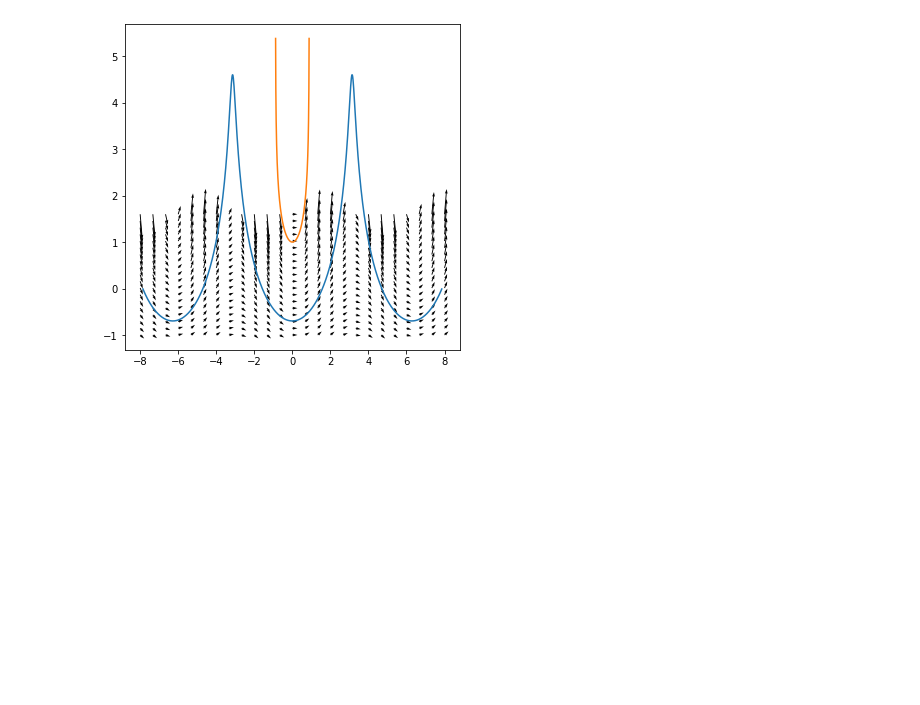
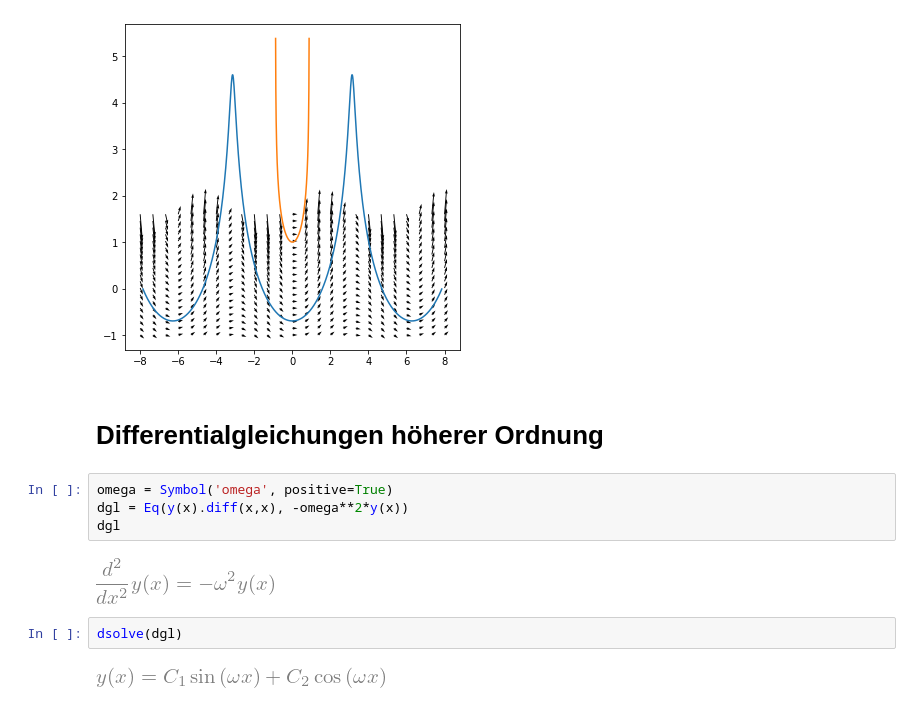
Before and after one commit to Ruediger-Braun/compana20, a Jupyter notebook: Lektion11.ipynb, the cells around one changed output. Drawn from its saved outputs; the diff is of its cells as text; blank space fills up the shorter version.

```diff
--- a/Lektion11.ipynb
+++ b/Lektion11.ipynb
@@ -365,3 +384,15 @@ ax.quiver(X, Y, U, V, angles='xy');
 fig
 # %% [output]
 [figure]
+# %% [markdown]
+# Differentialgleichungen höherer Ordnung
+# %%
+omega = Symbol('omega', positive=True)
+dgl = Eq(y(x).diff(x,x), -omega**2*y(x))
+dgl
+# %% [output]
+[figure, added]
+# %%
+dsolve(dgl)
+# %% [output]
+[figure, added]
```
Also changed, not shown: parts of 6 cells of this notebook.
